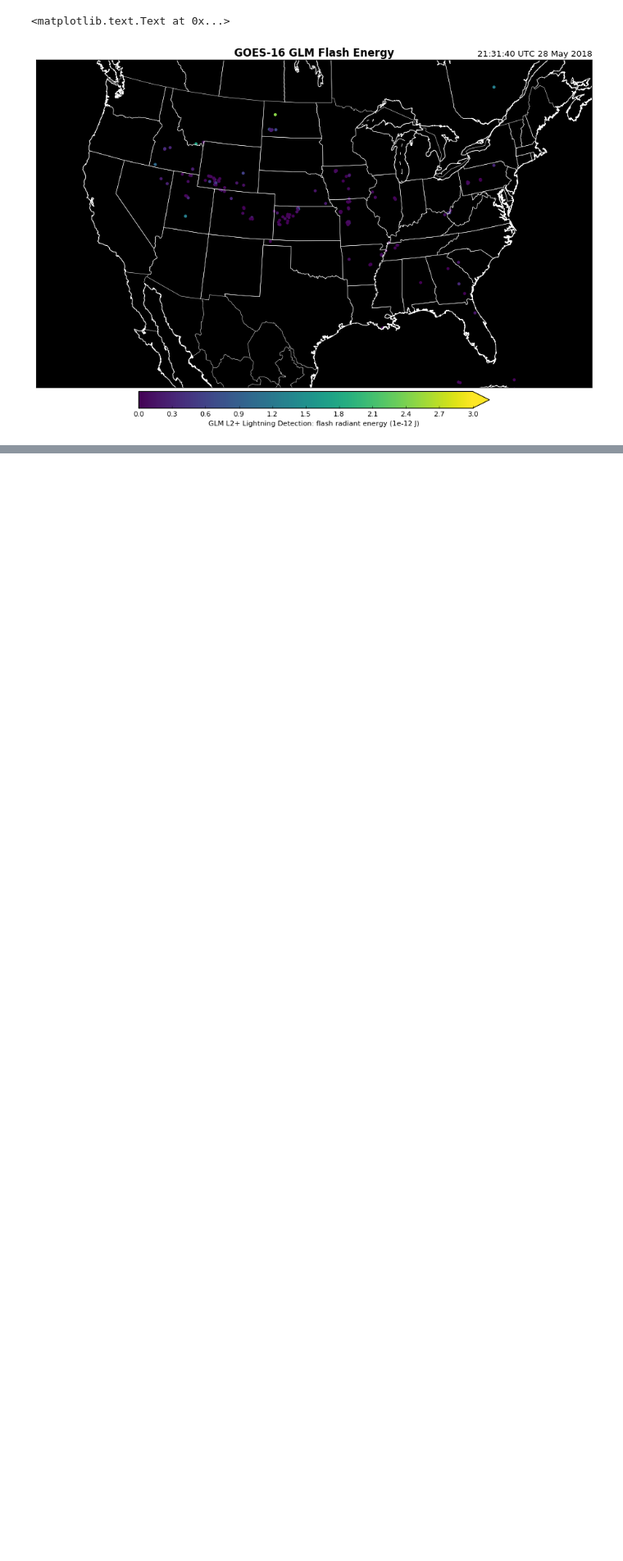
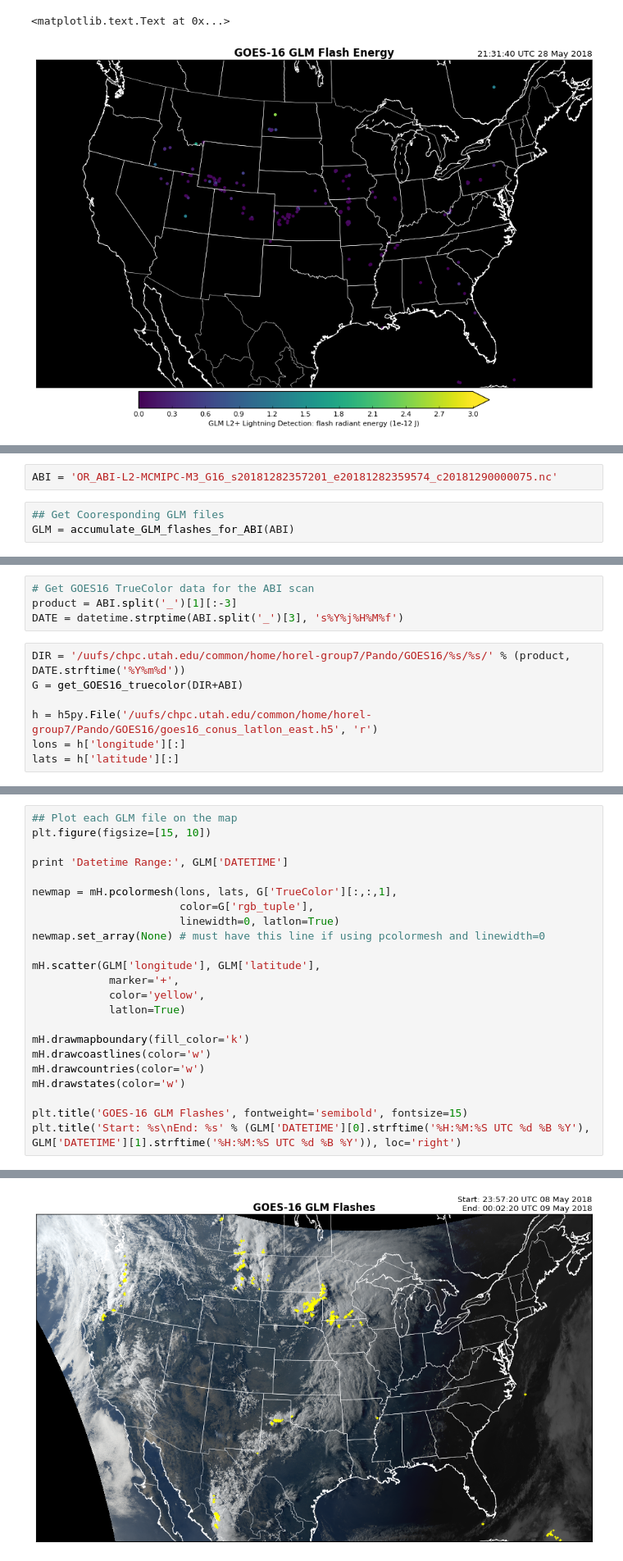
Before and after one commit to blaylockbk/pyBKB_v2, a Jupyter notebook: BB_GOES16/mapping_GOES16_GeostationaryLightningMapper.ipynb, the cells around one changed output, grey strips where cells are left out. Shown at 82% size. Drawn from its saved outputs; the diff is of its cells as text; blank space fills up the shorter version.

```diff
--- a/BB_GOES16/mapping_GOES16_GeostationaryLightningMapper.ipynb
+++ b/BB_GOES16/mapping_GOES16_GeostationaryLightningMapper.ipynb
@@ -157,0 +260,5 @@ plt.title('%s' % DATE.strftime('%H:%M:%S UTC %d %B %Y'), loc='right')
+# %%
+ABI = 'OR_ABI-L2-MCMIPC-M3_G16_s20181282357201_e20181282359574_c20181290000075.nc'
+# %%
+## Get Cooresponding GLM files
+GLM = accumulate_GLM_flashes_for_ABI(ABI)
@@ -157,0 +270,11 @@ plt.title('%s' % DATE.strftime('%H:%M:%S UTC %d %B %Y'), loc='right')
+# %%
+# Get GOES16 TrueColor data for the ABI scan
+product = ABI.split('_')[1][:-3]
+DATE = datetime.strptime(ABI.split('_')[3], 's%Y%j%H%M%f')
+# %%
+DIR = '/uufs/chpc.utah.edu/common/home/horel-group7/Pando/GOES16/%s/%s/' % (product, DATE.strftime('%Y%m%d'))
+G = get_GOES16_truecolor(DIR+ABI)
+
+h = h5py.File('/uufs/chpc.utah.edu/common/home/horel-group7/Pando/GOES16/goes16_conus_latlon_east.h5', 'r')
+lons = h['longitude'][:]
+lats = h['latitude'][:]
@@ -157,0 +286,24 @@ plt.title('%s' % DATE.strftime('%H:%M:%S UTC %d %B %Y'), loc='right')
+# %%
+## Plot each GLM file on the map
+plt.figure(figsize=[15, 10])
+
+print 'Datetime Range:', GLM['DATETIME']
+
+newmap = mH.pcolormesh(lons, lats, G['TrueColor'][:,:,1],
+                       color=G['rgb_tuple'],
+                       linewidth=0, latlon=True)
+newmap.set_array(None) # must have this line if using pcolormesh and linewidth=0
+
+mH.scatter(GLM['longitude'], GLM['latitude'],
+            marker='+',
+            color='yellow',
+            latlon=True)
+
+mH.drawmapboundary(fill_color='k')
+mH.drawcoastlines(color='w')
+mH.drawcountries(color='w')
+mH.drawstates(color='w')
+
+plt.title('GOES-16 GLM Flashes', fontweight='semibold', fontsize=15)
+plt.title('Start: %s\nEnd: %s' % (GLM['DATETIME'][0].strftime('%H:%M:%S UTC %d %B %Y'), GLM['DATETIME'][1].strftime('%H:%M:%S UTC %d %B %Y')), loc='right')
+# %% [output]
@@ -157,0 +312 @@ plt.title('%s' % DATE.strftime('%H:%M:%S UTC %d %B %Y'), loc='right')
+[figure, added]
```
Also changed, not shown: parts of 8 cells of this notebook, 2 other files.
